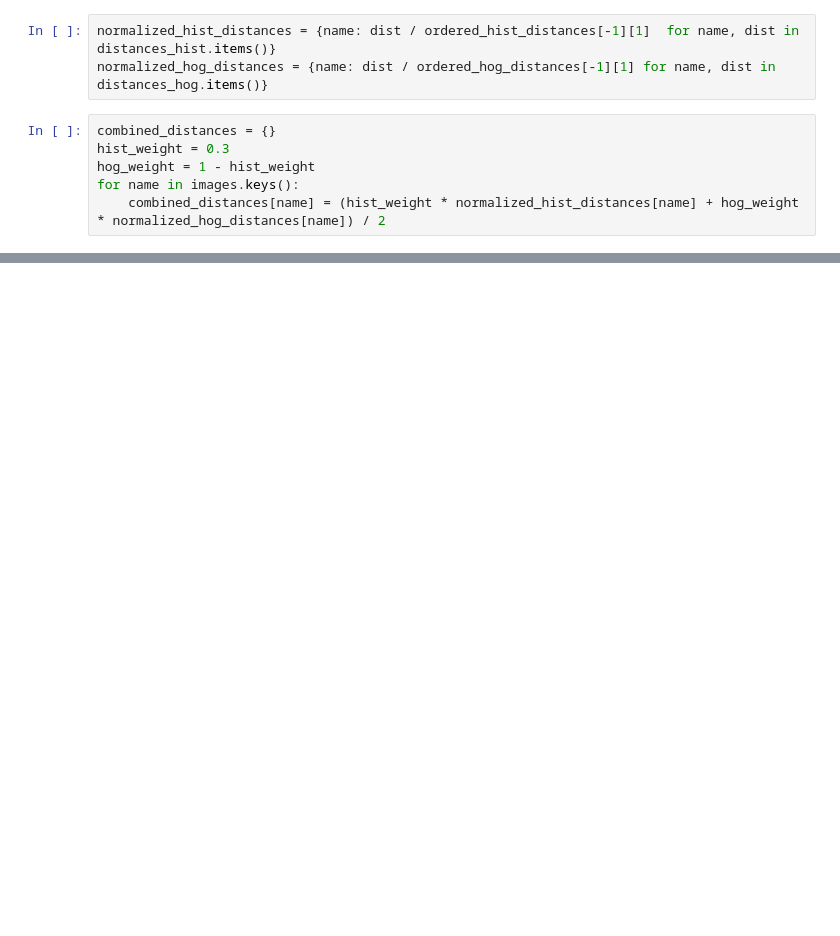
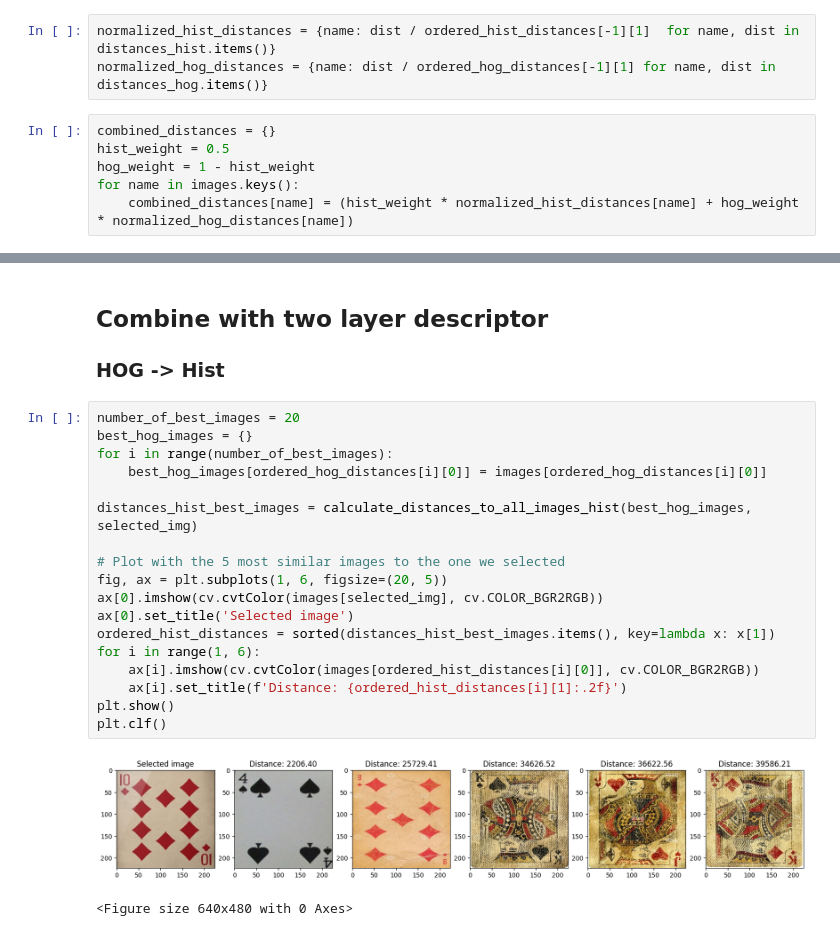
Before and after one commit to Serms1999/information-retrieval, a Jupyter notebook: assignment2/assignment2.ipynb, the cells around one changed output, grey strips where cells are left out. Cells and saved outputs as stored; diff of their text form; blank space fills up the shorter version.

Commit message:
Add visualizer and update main notebook

```diff
--- a/assignment2/assignment2.ipynb
+++ b/assignment2/assignment2.ipynb
@@ -136,10 +134,10 @@ normalized_hist_distances = {name: dist / ordered_hist_distances[-1][1]  for nam
 normalized_hog_distances = {name: dist / ordered_hog_distances[-1][1] for name, dist in distances_hog.items()}
 # %%
 combined_distances = {}
-hist_weight = 0.3
+hist_weight = 0.5
 hog_weight = 1 - hist_weight
 for name in images.keys():
-    combined_distances[name] = (hist_weight * normalized_hist_distances[name] + hog_weight * normalized_hog_distances[name]) / 2
+    combined_distances[name] = (hist_weight * normalized_hist_distances[name] + hog_weight * normalized_hog_distances[name])
 # %%
 # Plot with the 5 most similar images to the one we selected
 fig, ax = plt.subplots(1, 6, figsize=(20, 5))
@@ -156 +154,25 @@ plt.clf()
 <Figure size 640x480 with 0 Axes>
+# %% [markdown]
+## Combine with two layer descriptor
+### HOG -> Hist
+# %%
+number_of_best_images = 20
+best_hog_images = {}
+for i in range(number_of_best_images):
+    best_hog_images[ordered_hog_distances[i][0]] = images[ordered_hog_distances[i][0]]
+
+distances_hist_best_images = calculate_distances_to_all_images_hist(best_hog_images, selected_img)
+
+# Plot with the 5 most similar images to the one we selected
+fig, ax = plt.subplots(1, 6, figsize=(20, 5))
+ax[0].imshow(cv.cvtColor(images[selected_img], cv.COLOR_BGR2RGB))
+ax[0].set_title('Selected image')
+ordered_hist_distances = sorted(distances_hist_best_images.items(), key=lambda x: x[1])
+for i in range(1, 6):
+    ax[i].imshow(cv.cvtColor(images[ordered_hist_distances[i][0]], cv.COLOR_BGR2RGB))
+    ax[i].set_title(f'Distance: {ordered_hist_distances[i][1]:.2f}')
+plt.show()
+plt.clf()
+# %% [output]
+[figure, added]
+<Figure size 640x480 with 0 Axes>
```
Also changed, not shown: parts of 17 cells of this notebook, 1 other file.
